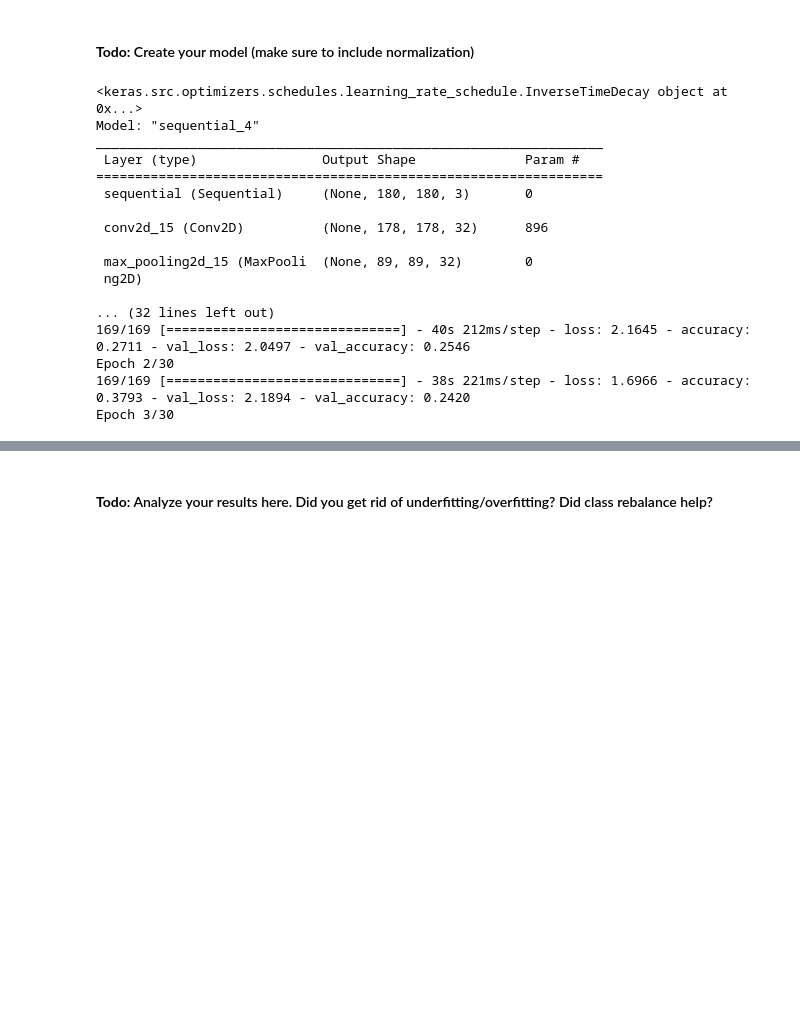
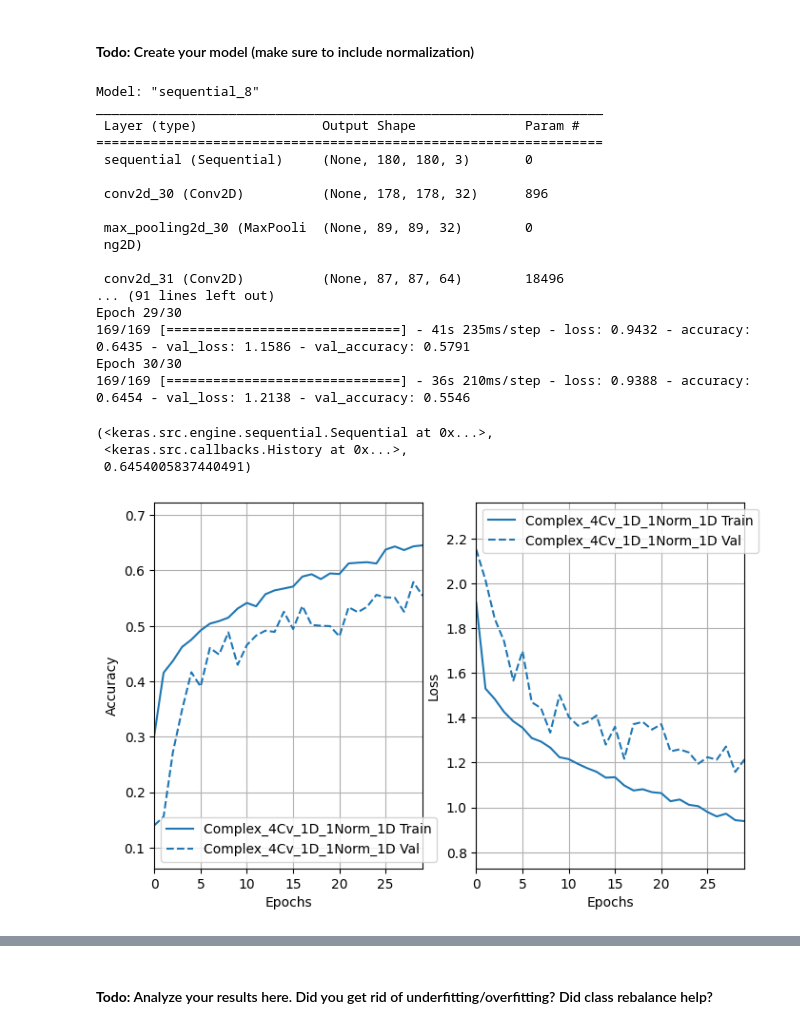
Before and after one commit to lindatey/melanoma_detector_with_cnn, a Jupyter notebook: lindatey_nn.ipynb, the cells around one changed output, grey strips where cells are left out. Cells and saved outputs as stored; diff of their text form; code cells hidden in the pictures; blank space fills up the shorter version.

```diff
--- a/lindatey_nn.ipynb
+++ b/lindatey_nn.ipynb
@@ -188,10 +188,9 @@ def get_optimizer(dataset):
   STEPS_PER_EPOCH = img_height / batch_size
   lr_schedule = tf.keras.optimizers.schedules.InverseTimeDecay(
     0.001,
-    decay_steps= STEPS_PER_EPOCH *10,
+    decay_steps= STEPS_PER_EPOCH *100,
     decay_rate=1,
     staircase=False)
-  print(lr_schedule)
   return tf.keras.optimizers.Adam(lr_schedule)
 
 def build_model(_layers, dataset):
@@ -614,42 +613,49 @@ layer= [
     data_augmentation,
     layers.Conv2D(32, 3, activation='relu'),
     layers.MaxPooling2D(),
-    layers.Dropout(0.25),
 
     layers.Conv2D(64, 3, activation='relu'),
     layers.MaxPooling2D(),
     layers.Dropout(0.25),
 
     layers.Conv2D(128, 3, activation='relu'),
     layers.MaxPooling2D(),
     layers.Dropout(0.25),
 
-    layers.Dense(10),
+    layers.Conv2D(256, 3, activation='relu'),
+    layers.MaxPooling2D(),
+    layers.Dropout(0.25),
+
+    layers.Dense(128),
     layers.BatchNormalization(),
 
     layers.Flatten(),
     layers.Dense(len(class_names))
   ]
 build_observe(_layers=layer
               ,train_dataset = normalized_train_ds
               , val_dataset=normalized_val_ds
               ,_epochs=EPOCHS
-              ,model_name='3CV_3MP_Normal')
+              ,model_name='complex_4CV_1D_1NORM_1D')
 # %% [output]
-<keras.src.optimizers.schedules.learning_rate_schedule.InverseTimeDecay object at 0x...>
-Model: "sequential_4"
+Model: "sequential_8"
 _________________________________________________________________
  Layer (type)                Output Shape              Param #
 =================================================================
  sequential (Sequential)     (None, 180, 180, 3)       0
 
- conv2d_15 (Conv2D)          (None, 178, 178, 32)      896
+ conv2d_30 (Conv2D)          (None, 178, 178, 32)      896
 
- max_pooling2d_15 (MaxPooli  (None, 89, 89, 32)        0
+ max_pooling2d_30 (MaxPooli  (None, 89, 89, 32)        0
  ng2D)
 
-... (32 lines left out)
-169/169 [==============================] - 40s 212ms/step - loss: 2.1645 - accuracy: 0.2711 - val_loss: 2.0497 - val_accuracy: 0.2546
-Epoch 2/30
-169/169 [==============================] - 38s 221ms/step - loss: 1.6966 - accuracy: 0.3793 - val_loss: 2.1894 - val_accuracy: 0.2420
-Epoch 3/30
+ conv2d_31 (Conv2D)          (None, 87, 87, 64)        18496
+... (91 lines left out)
+Epoch 29/30
+169/169 [==============================] - 41s 235ms/step - loss: 0.9432 - accuracy: 0.6435 - val_loss: 1.1586 - val_accuracy: 0.5791
+Epoch 30/30
+169/169 [==============================] - 36s 210ms/step - loss: 0.9388 - accuracy: 0.6454 - val_loss: 1.2138 - val_accuracy: 0.5546
+(<keras.src.engine.sequential.Sequential at 0x...>,
+ <keras.src.callbacks.History at 0x...>,
+ 0.6454005837440491)
+[figure, added]
```
Also changed, not shown: parts of 2 cells of this notebook.
